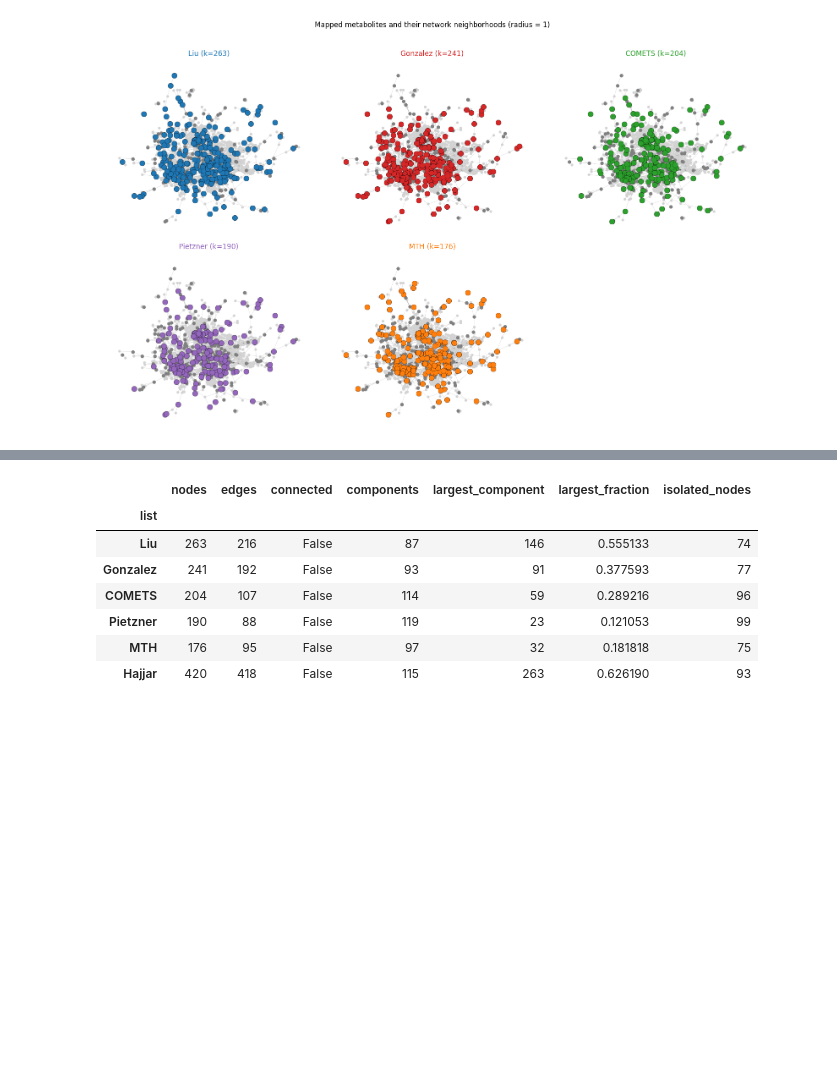
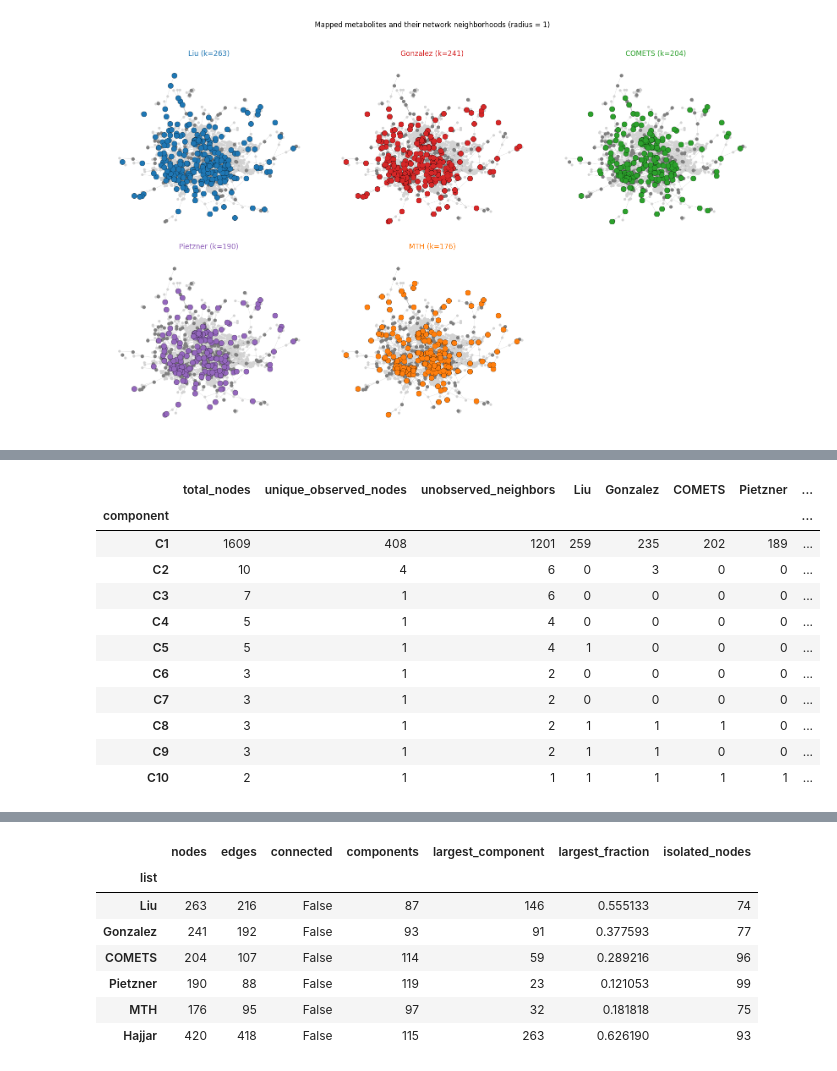
Before and after one commit to SamSaladino/Effective-Topological-Coverage-ETC, a Jupyter notebook: notebooks/03_Estelle_data.ipynb, the cells around one changed output, grey strips where cells are left out. Cells and saved outputs as stored; diff of their text form; code cells hidden in the pictures; blank space fills up the shorter version.

Commit message:
chore: figure counting in components

```diff
--- a/notebooks/03_Estelle_data.ipynb
+++ b/notebooks/03_Estelle_data.ipynb
@@ -363,3 +363,90 @@ estelle_neighborhood_r1 = plot_neighborhoods(radius=1)
 #estelle_neighborhood_r2 = plot_neighborhoods(radius=2)
 # %% [output]
 [figure]
+# %%
+def summarize_observed_components(neighborhood_graph, observed_by_dataset):
+    observed_sets = {
+        name: set(nodes)
+        for name, nodes in observed_by_dataset.items()
+    }
+    observed_union = set().union(*observed_sets.values())
+
+    missing = observed_union - set(neighborhood_graph)
+    if missing:
+        raise ValueError(
+            f"{len(missing)} observed nodes are missing from the subgraph."
+        )
+
+    components = sorted(
+        nx.connected_components(neighborhood_graph),
+        key=len,
+        reverse=True,
+    )
+
+    if not components:
+        raise ValueError("The neighborhood subgraph is empty.")
+
+    # Counts for every component of the shared neighborhood.
+    component_rows = []
+
+    for rank, component in enumerate(components, start=1):
+        row = {
+            "component": f"C{rank}",
+            "total_nodes": len(component),
+            "unique_observed_nodes": len(component & observed_union),
+            "unobserved_neighbors": len(component - observed_union),
+        }
+
+        row.update({
+            name: len(component & nodes)
+            for name, nodes in observed_sets.items()
+        })
+
+        component_rows.append(row)
+
+    component_counts = (
+        pd.DataFrame(component_rows)
+        .set_index("component")
+    )
+
+    # Fraction of each dataset represented in the largest component.
+    main_component = components[0]
+    summary_rows = []
+
+    for name, nodes in observed_sets.items():
+        k = len(nodes)
+        in_main = len(nodes & main_component)
+
+        summary_rows.append({
+            "dataset": name,
+            "mapped_metabolites": k,
+            "observed_in_C1": in_main,
+            "percent_in_C1": 100 * in_main / k if k else float("nan"),
+            "observed_outside_C1": k - in_main,
+            "components_containing_observations": sum(
+                bool(component & nodes)
+                for component in components
+            ),
+        })
+
+    dataset_summary = (
+        pd.DataFrame(summary_rows)
+        .set_index("dataset")
+    )
+
+    return component_counts, dataset_summary
+
+
+estelle_r1_component_counts, estelle_r1_component_summary = (
+    summarize_observed_components(
+        estelle_neighborhood_r1,
+        observed_by_list,
+    )
+)
+
+print("Observed-metabolite counts within each neighborhood component:")
+display(estelle_r1_component_counts)
+
+print("Representation of each dataset in the largest component:")
+display(estelle_r1_component_summary.round({"percent_in_C1": 1}))
+# %% [output]
@@ -365,0 +454,12 @@ estelle_neighborhood_r1 = plot_neighborhoods(radius=1)
+|  | total_nodes | unique_observed_nodes | unobserved_neighbors | Liu | Gonzalez | COMETS | Pietzner | ... |
+| component |  |  |  |  |  |  |  | ... |
+| C1 | 1609 | 408 | 1201 | 259 | 235 | 202 | 189 | ... |
+| C2 | 10 | 4 | 6 | 0 | 3 | 0 | 0 | ... |
+| C3 | 7 | 1 | 6 | 0 | 0 | 0 | 0 | ... |
+| C4 | 5 | 1 | 4 | 0 | 0 | 0 | 0 | ... |
+| C5 | 5 | 1 | 4 | 1 | 0 | 0 | 0 | ... |
+| C6 | 3 | 1 | 2 | 0 | 0 | 0 | 0 | ... |
+| C7 | 3 | 1 | 2 | 0 | 0 | 0 | 0 | ... |
+| C8 | 3 | 1 | 2 | 1 | 1 | 1 | 0 | ... |
+| C9 | 3 | 1 | 2 | 1 | 1 | 0 | 0 | ... |
+| C10 | 2 | 1 | 1 | 1 | 1 | 1 | 1 | ... |
```
Also changed, not shown: parts of 2 cells of this notebook.
